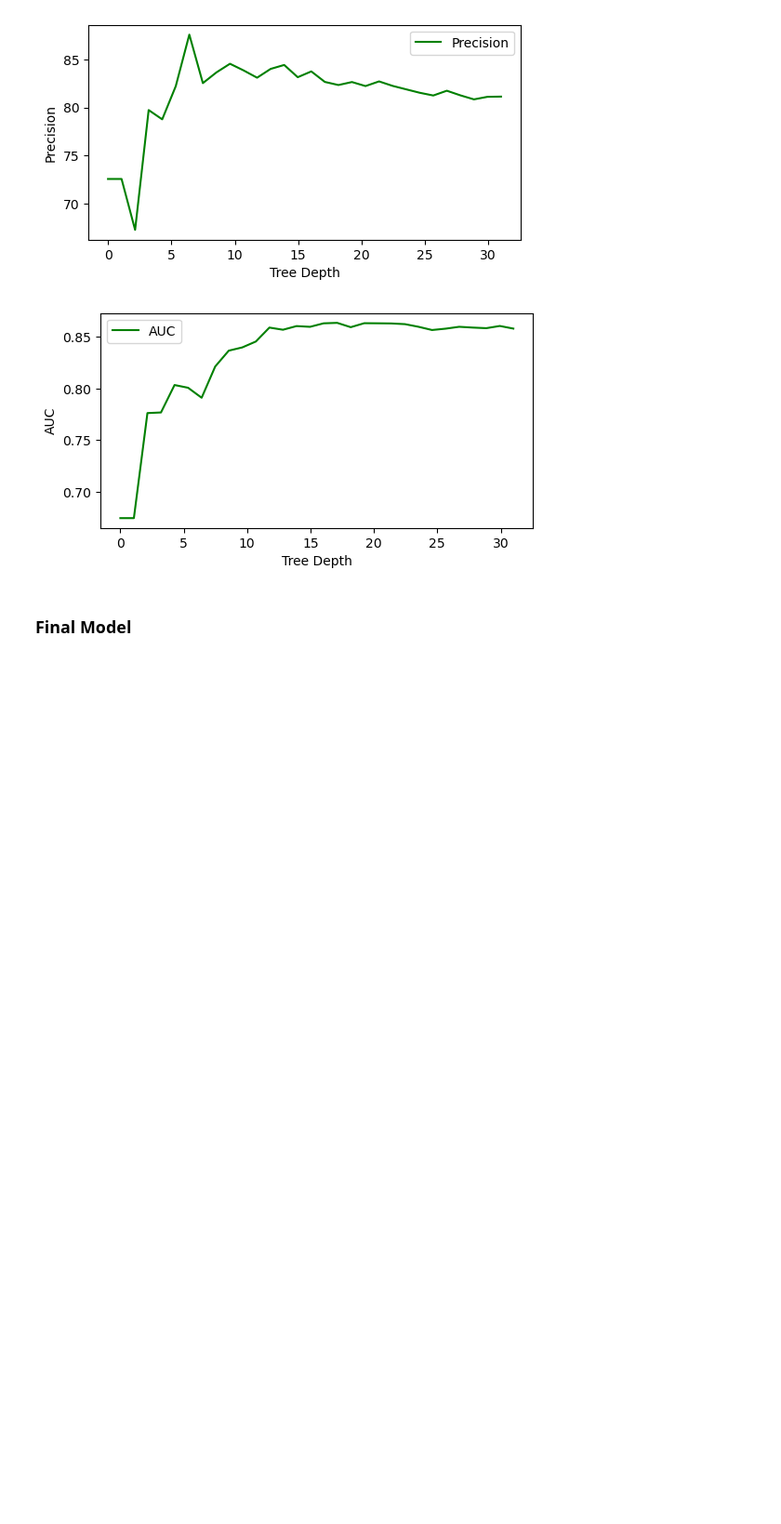
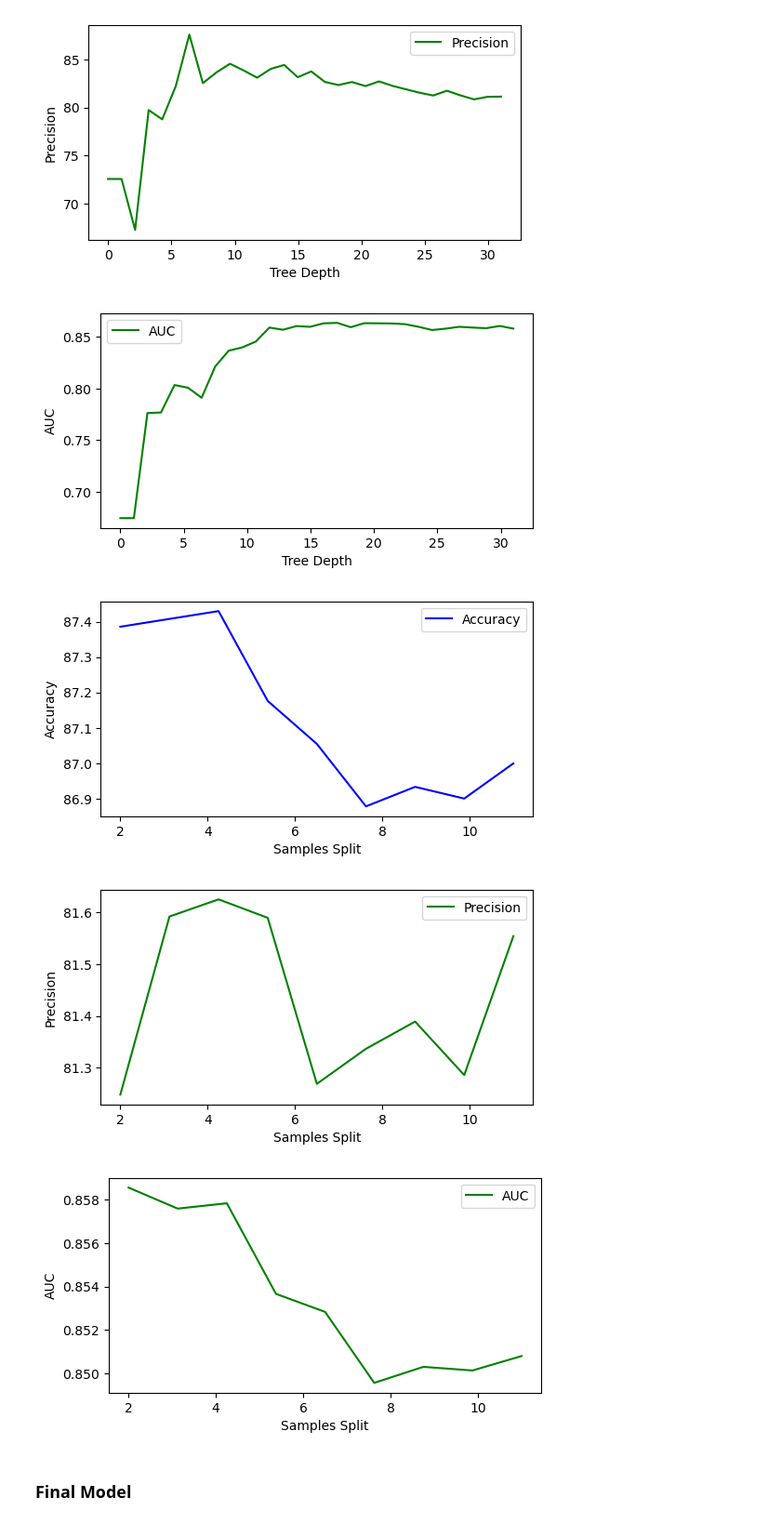
Before and after one commit to scarlettvalentin/hotel_reservations_project, a Jupyter notebook: notebook.ipynb, the cells around one changed output. Shown at 93% size. Drawn from its saved outputs; the diff is of its cells as text; code cells hidden in the pictures; blank space fills up the shorter version.

Commit message:
min_samples_split iterations in notebook

```diff
--- a/notebook.ipynb
+++ b/notebook.ipynb
@@ -424,6 +424,51 @@ plt.show()
 [figure]
 [figure]
 [figure]
+# %%
+acc = []
+prec = []
+aucs = []
+
+for i in range(2, 11):
+    classifier = DecisionTreeClassifier(criterion='entropy', min_samples_split=i, random_state=28)
+    classifier.fit(X_train_transformed, y_train)
+    y_pred_test = classifier.predict(X_test_transformed)
+
+    acc_score = accuracy_score(y_test,y_pred_test) * 100
+
+    prec_score = precision_score(y_test,y_pred_test) * 100
+
+    false_positive_rate, true_positive_rate, thresholds = roc_curve(y_test, y_pred_test)
+    roc_auc = auc(false_positive_rate, true_positive_rate)
+
+    acc.append(acc_score)
+    prec.append(prec_score)
+    aucs.append(roc_auc)
+
+plt.figure(figsize=(6,3))
+plt.plot(np.linspace(2,11,9), acc, label='Accuracy', c='blue')
+plt.xlabel('Samples Split')
+plt.ylabel('Accuracy')
+plt.legend()
+plt.show()
+
+plt.figure(figsize=(6,3))
+plt.plot(np.linspace(2,11,9), prec, label='Precision', c='green')
+plt.xlabel('Samples Split')
+plt.ylabel('Precision')
+plt.legend()
+plt.show()
+
+plt.figure(figsize=(6,3))
+plt.plot(np.linspace(2,11,9), aucs, label='AUC', c='green')
+plt.xlabel('Samples Split')
+plt.ylabel('AUC')
+plt.legend()
+plt.show()
+# %% [output]
+[figure, added]
+[figure, added]
+[figure, added]
 # %% [markdown]
 ### Final Model
 # %% [markdown]
```
